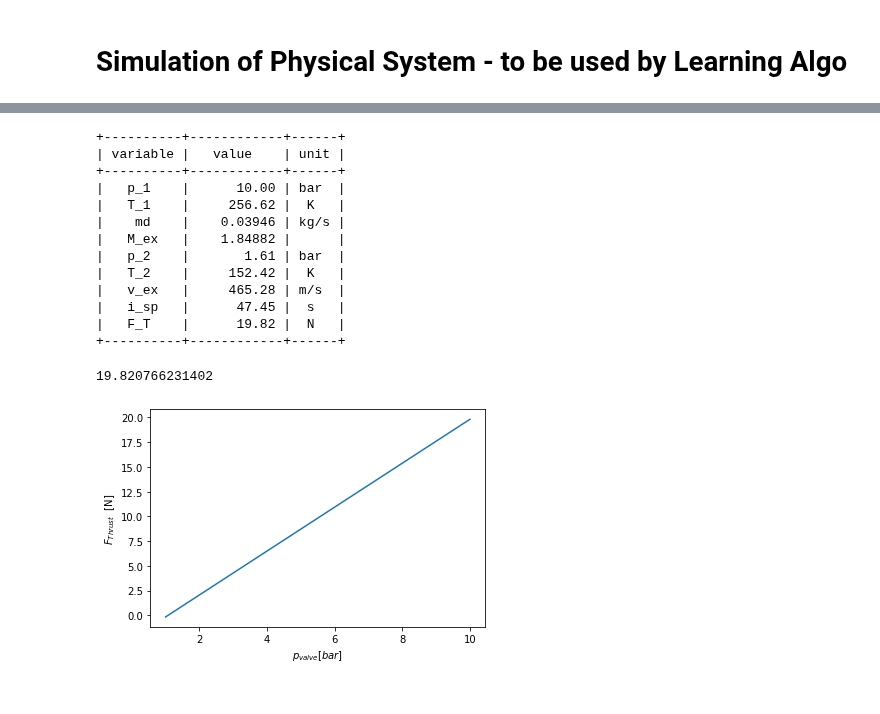
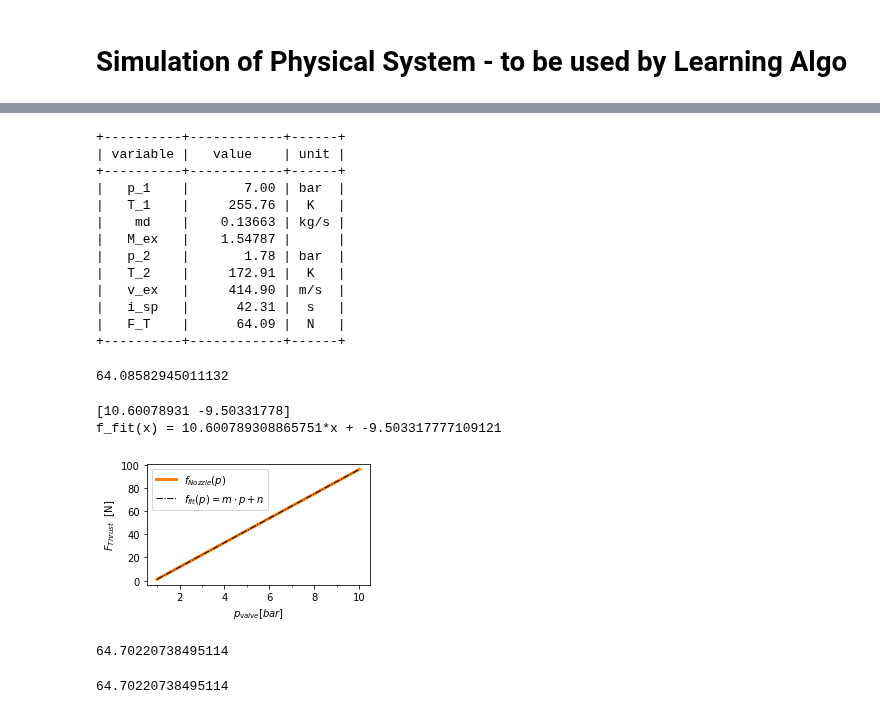
Before and after one commit to Sven-J-Steinert/Rocket-Hopper-DDPG, a Jupyter notebook: simulation.ipynb, the cells around one changed output, grey strips where cells are left out. Saved outputs shown, nothing was run; the diff lists cells and outputs as text; code cells hidden in the pictures.

```diff
--- a/simulation.ipynb
+++ b/simulation.ipynb
@@ -34,13 +39,10 @@ g0 = 9.80665
 def F_Thrust_NASA(p_valve,debug=False):
     R = 296.8 # Gas constant of Nitrogen
     gamma = 1.4
-    D_th = 0.009 # nozzle throat diameter m
+    D_th = 0.010 # nozzle throat diameter m
     D_ex = 0.011 # nozzle exit diameter mm
     A_th = (np.pi/4) * D_th**2 # [m²]
     A_ex = (np.pi/4) * D_ex**2 # [m²]
-
-    print(A_th)
-    print(A_ex)
 
     # values over the mach shock
     p_1 = p_valve * 1e5 # [Pa]
@@ -95,5 +97,5 @@ def F_Thrust_NASA(p_valve,debug=False):
 
     return F_T
 
-F_Thrust_NASA(10,debug=True)
+F_Thrust_NASA(7,debug=True)
 # %% [output]
@@ -123,10 +123,10 @@ def F_Thrust(p_valve,debug=False):
 
     R = 296.8 # Gas constant of Nitrogen
     gamma = 1.4
-    D_th = 0.009 # nozzle throat diameter m
+    D_th = 0.010 # nozzle throat diameter m
     D_ex = 0.011 # nozzle exit diameter mm
-    A_th = ((D_th/4)**2)*np.pi # [m²]
-    A_ex = ((D_ex/4)**2)*np.pi # [m²]
+    A_th = (np.pi/4) * D_th**2 # [m²]
+    A_ex = (np.pi/4) * D_ex**2 # [m²]
 
     # values over the mach shock
     p_1 = p_valve * 1e5 # [Pa]
@@ -168,32 +168,63 @@ def F_Thrust(p_valve,debug=False):
 
     return F_T
 
-F_Thrust(10,debug=True)
+F_Thrust(7,debug=True)
 # %% [output]
 +----------+------------+------+
 | variable |   value    | unit |
 +----------+------------+------+
-|   p_1    |      10.00 | bar  |
-|   T_1    |     256.62 |  K   |
-|    md    |    0.03946 | kg/s |
-|   M_ex   |    1.84882 |      |
-|   p_2    |       1.61 | bar  |
-|   T_2    |     152.42 |  K   |
-|   v_ex   |     465.28 | m/s  |
-|   i_sp   |      47.45 |  s   |
-|   F_T    |      19.82 |  N   |
+|   p_1    |       7.00 | bar  |
+|   T_1    |     255.76 |  K   |
+|    md    |    0.13663 | kg/s |
+|   M_ex   |    1.54787 |      |
+|   p_2    |       1.78 | bar  |
+|   T_2    |     172.91 |  K   |
+|   v_ex   |     414.90 | m/s  |
+|   i_sp   |      42.31 |  s   |
+|   F_T    |      64.09 |  N   |
 +----------+------------+------+
-19.820766231402
+64.08582945011132
 # %%
-# test F Thrust over pressure
+# test F Thrust over pressure - and fit it linear
 x = np.linspace(1,10,1000)
 y = []
 for i in x:
-    y.append(F_Thrust(i))
-plt.plot(x, y)
+    y.append(F_Thrust_NASA(i))
+
+# Perform linear fit
+coefficients = np.polyfit(x, y, 1)
+print(coefficients)
+print(f'f_fit(x) = {coefficients[0]}*x + {coefficients[1]}')
+linear_fit = np.poly1d(coefficients)
+
+plt.figure(figsize=(4,2.5))
+plt.plot(x, y, label='$f_{Nozzle}(p)$', color='tab:orange', linewidth=3)
+plt.plot(x, linear_fit(x), label='$f_{fit}(p)=m \cdot p + n$', linestyle='-.', color='black', linewidth=1)
 plt.ylabel('$F_{Thrust}$  [N]')
 plt.xlabel('$p_{valve}  [bar]$')
-plt.savefig('thrust.png', dpi=300)
+plt.legend()
+plt.gca().xaxis.set_minor_locator(MultipleLocator(1))
+plt.tight_layout()
+plt.savefig('FT.pdf', bbox_inches='tight')
 plt.show()
 # %% [output]
+[10.60078931 -9.50331778]
+f_fit(x) = 10.600789308865751*x + -9.503317777109121
-[figure, old version]
+[figure, new version]
+# %%
+# use linear fitted Thrust function to be faster for Reinforcement Learning
+def F_Thrust_fast(p_valve):
+    return max(0,linear_fit(p_valve))
+
+F_Thrust_fast(7)
+# %% [output]
+64.70220738495114
+# %%
+def F_Thrust_fast(p_valve):
+    coefficients = np.array([10.600789308865751,-9.503317777109121])
+    linear_fit = np.poly1d(coefficients)
+    return max(0,linear_fit(p_valve))
+
+F_Thrust_fast(7)
+# %% [output]
+64.70220738495114
```
Also changed, not shown: parts of 12 cells of this notebook, 2 other files.
